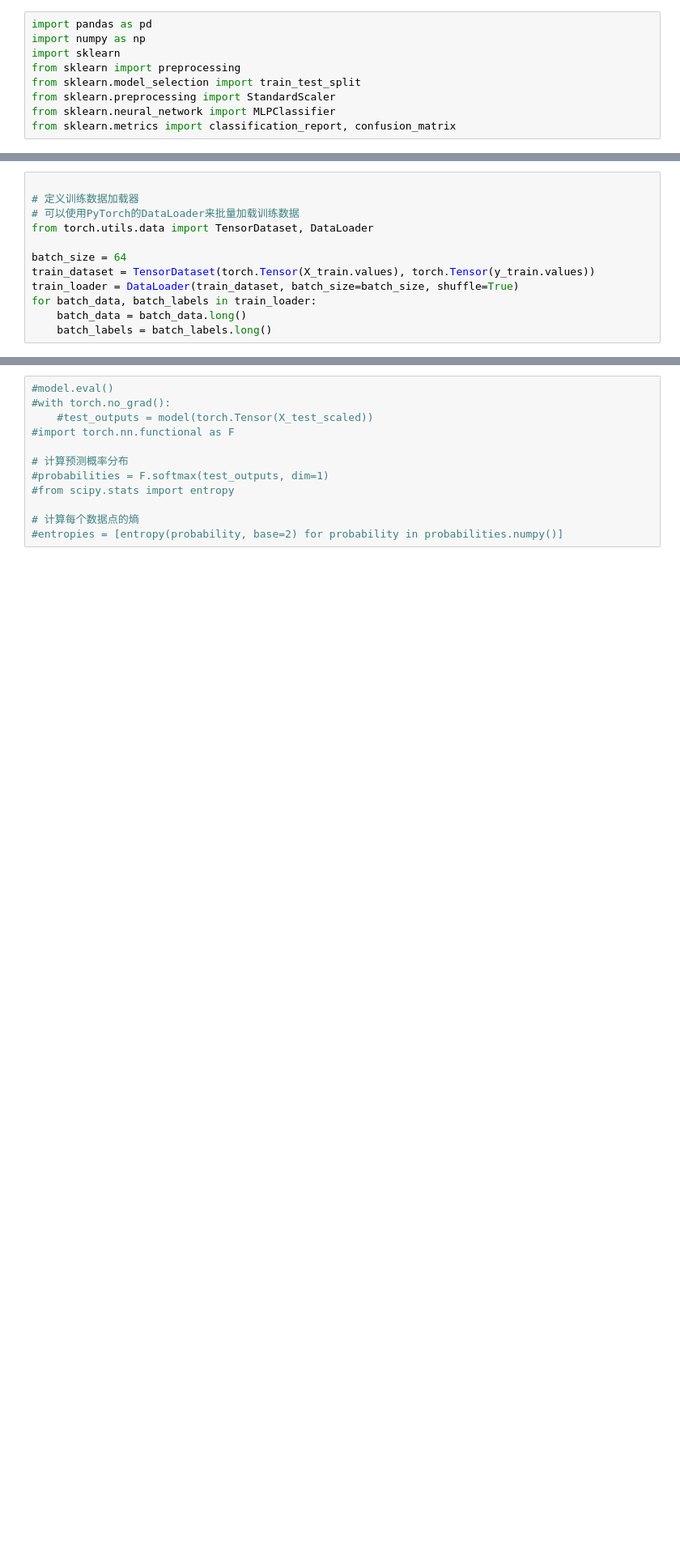
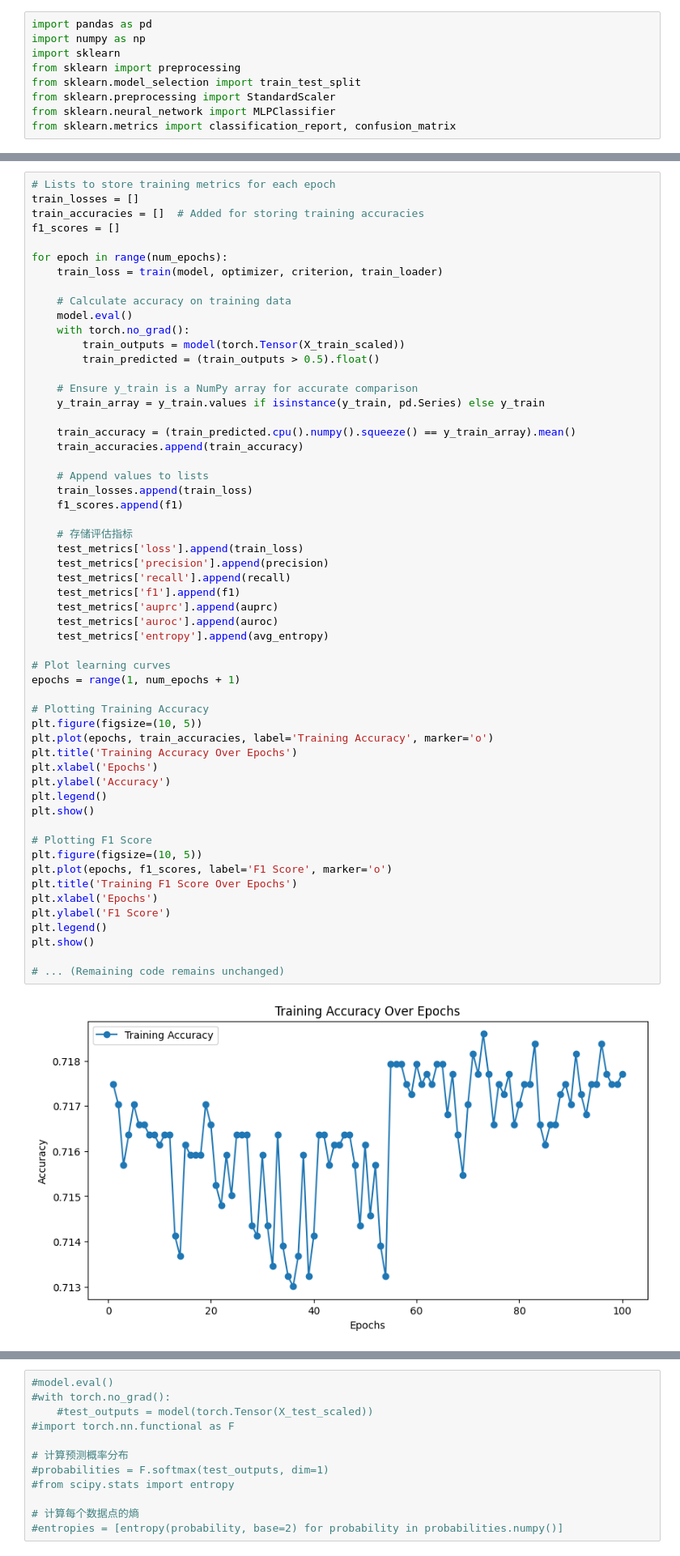
Before and after one commit to Mimianmy/Disease_Prediction, a Jupyter notebook: 建模、dropout设置及熵值计算 -中国对自己和其他国家.ipynb, the cells around one changed output, grey strips where cells are left out. Shown at 81% size. Cells and saved outputs as stored; diff of their text form; blank space fills up the shorter version.

```diff
--- a/建模、dropout设置及熵值计算 -中国对自己和其他国家.ipynb
+++ b/建模、dropout设置及熵值计算 -中国对自己和其他国家.ipynb
@@ -62,12 +24,0 @@ optimizer = optim.Adam(model.parameters(), lr=learning_rate)
-# %%
-
-# 定义训练数据加载器
-# 可以使用PyTorch的DataLoader来批量加载训练数据
-from torch.utils.data import TensorDataset, DataLoader
-
-batch_size = 64
-train_dataset = TensorDataset(torch.Tensor(X_train.values), torch.Tensor(y_train.values))
-train_loader = DataLoader(train_dataset, batch_size=batch_size, shuffle=True)
-for batch_data, batch_labels in train_loader:
-    batch_data = batch_data.long()
-    batch_labels = batch_labels.long()
@@ -220,0 +193,58 @@ Average_entropy: 0.9961584454774857
+# %%
+# Lists to store training metrics for each epoch
+train_losses = []
+train_accuracies = []  # Added for storing training accuracies
+f1_scores = []
+
+for epoch in range(num_epochs):
+    train_loss = train(model, optimizer, criterion, train_loader)
+
+    # Calculate accuracy on training data
+    model.eval()
+    with torch.no_grad():
+        train_outputs = model(torch.Tensor(X_train_scaled))
+        train_predicted = (train_outputs > 0.5).float()
+
+    # Ensure y_train is a NumPy array for accurate comparison
+    y_train_array = y_train.values if isinstance(y_train, pd.Series) else y_train
+
+    train_accuracy = (train_predicted.cpu().numpy().squeeze() == y_train_array).mean()
+    train_accuracies.append(train_accuracy)
+
+    # Append values to lists
+    train_losses.append(train_loss)
+    f1_scores.append(f1)
+
+    # 存储评估指标
+    test_metrics['loss'].append(train_loss)
+    test_metrics['precision'].append(precision)
+    test_metrics['recall'].append(recall)
+    test_metrics['f1'].append(f1)
+    test_metrics['auprc'].append(auprc)
+    test_metrics['auroc'].append(auroc)
+    test_metrics['entropy'].append(avg_entropy)
+
+# Plot learning curves
+epochs = range(1, num_epochs + 1)
+
+# Plotting Training Accuracy
+plt.figure(figsize=(10, 5))
+plt.plot(epochs, train_accuracies, label='Training Accuracy', marker='o')
+plt.title('Training Accuracy Over Epochs')
+plt.xlabel('Epochs')
+plt.ylabel('Accuracy')
+plt.legend()
+plt.show()
+
+# Plotting F1 Score
+plt.figure(figsize=(10, 5))
+plt.plot(epochs, f1_scores, label='F1 Score', marker='o')
+plt.title('Training F1 Score Over Epochs')
+plt.xlabel('Epochs')
+plt.ylabel('F1 Score')
+plt.legend()
+plt.show()
+
+# ... (Remaining code remains unchanged)
+# %% [output]
+[figure, added]
```
Also changed, not shown: parts of 31 cells of this notebook.
